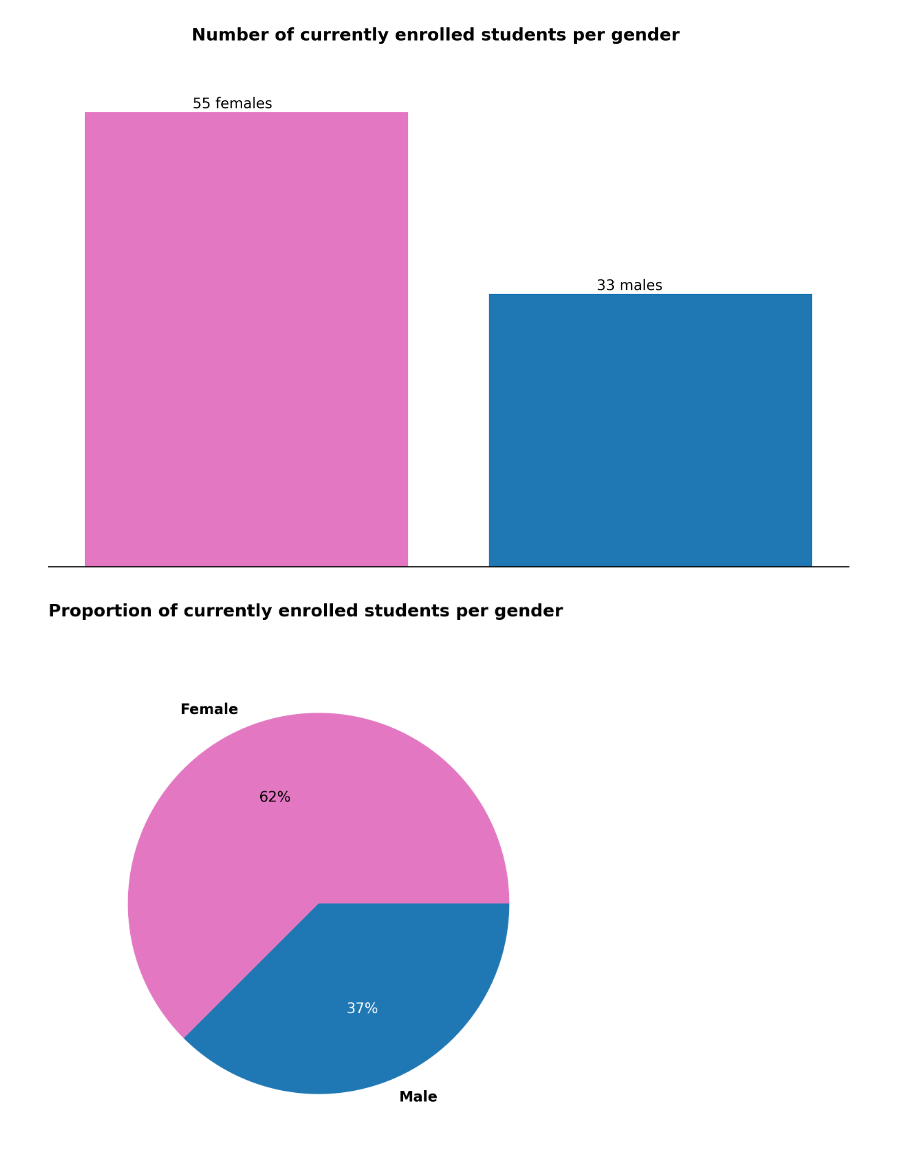
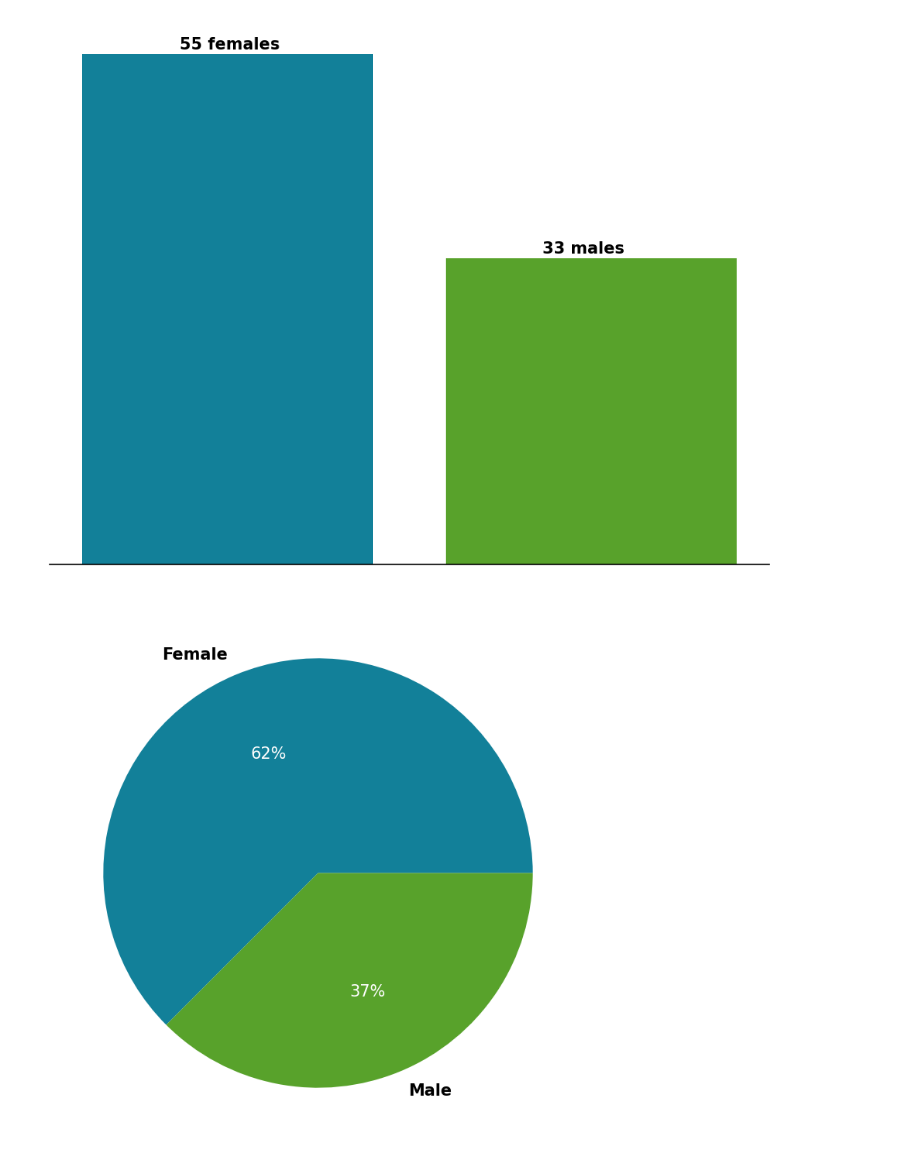
Before and after one commit to sturm1619/spring-2025, a Jupyter notebook: cs3820/final_project/data_exploration.ipynb, the cells around one changed output. Saved outputs shown, nothing was run; the diff lists cells and outputs as text; code cells hidden in the pictures.

```diff
--- a/cs3820/final_project/data_exploration.ipynb
+++ b/cs3820/final_project/data_exploration.ipynb
@@ -49,14 +59,13 @@ _, labels, texts = plt.pie(
     labels=latinos_aggregates.index,
     #explode=(.05,0), # NOTE: Carlos: Not my favorite
     autopct="%1d%%",
-    colors=["tab:olive", "tab:gray"]
+    colors=latino_colors #["tab:olive", "tab:gray"]
 );
 
 latino_pie = plt.gcf()
-latino_pie.suptitle("Proportion of Latino/Hispanic Student", fontweight="bold")
-
+# latino_pie.suptitle("Proportion of Latino/Hispanic Student", fontweight="bold")
 
 # NOTE: super tinkering
-texts[1].set_color("white")
+for text in texts: text.set_color("white")
 for label in labels: label.set_weight("bold")
 # %% [output]
@@ -66,19 +75,20 @@ cities_aggregates = this_gender["Mailing Location"].value_counts()
 
 bars = plt.barh(
     cities_aggregates.index,#["\n".join(wrap(label, 10)) for label in cities_aggregates.index],
-    cities_aggregates
+    cities_aggregates,
+    color=color_randomizer(1)
 )
 
 for bar, number in zip(bars, cities_aggregates):
     plt.annotate(
         f"{number} {"people" if number > 1 else "person"}",
-        (bar.get_width() + .05, bar.get_y() + bar.get_height()/3),
+        (bar.get_width() + .05, bar.get_y() + bar.get_height()/8),
     )
 
 city_graph = plt.gcf()
 #city_graph.set_size_inches(6,10)
 plt.subplots_adjust(left=0.3)
-city_graph.suptitle("Number of currently enrolled students per city", fontweight="bold")
+#city_graph.suptitle("Number of currently enrolled students per city", fontweight="bold")
 axes = plt.gca()
 axes.spines[["top","right","bottom"]].set_visible(False)
 axes.set_xticks([]);
@@ -91,22 +101,20 @@ from textwrap import wrap
 bars = plt.barh(
     ["\n".join(wrap(label, 15)) for label in race_aggregates.index],
     race_aggregates,
-    color=["tab:gray", "black", "tab:olive", "tab:orange", "tab:green", "tab:red"]
+    color=color_randomizer(4)#["tab:gray", "black", "tab:olive", "tab:orange", "tab:green", "tab:red"]
 )
 
 for bar, number in zip(bars, race_aggregates):
     plt.annotate(
         f"{number} {"people" if number > 1 else "person"}",
-        (bar.get_width() + .05, bar.get_y() + bar.get_height()/3),
+        (bar.get_width() + .1, bar.get_y() + bar.get_height()/2.5),
         #fontsize = 20
     )
 
 race_graph = plt.gcf()
+race_graph.subplots_adjust(left=.25, right=.75)
 #race_graph.set_size_inches(10, 6)
-race_graph.suptitle(
-    "Number of currently enrolled students per ethnic group",
-    fontweight="bold", #fontsize= 20
-)
+# race_graph.suptitle("Number of currently enrolled students per ethnic group", fontweight="bold", #fontsize= 20 )
 axes = plt.gca()
 axes.spines[["top","right","bottom"]].set_visible(False)
 axes.set_xticks([]);
@@ -116,41 +124,41 @@ axes.set_xticks([]);
+# %%
+gender_aggregates = this_gender.Gender.value_counts()
+gender_colors = color_randomizer(2)
 # %%
-gender_aggregates = this_gender.Gender.value_counts()
 bars = plt.bar(
     gender_aggregates.index,
     gender_aggregates,
-    color=["tab:pink","tab:blue"]
+    color=gender_colors#["tab:pink","tab:blue"]
 );
 
 for bar, number, gender in zip(bars, gender_aggregates, gender_aggregates.index):
     plt.annotate(
         f"{number} {gender.lower()}s",
         xy=(bar.get_x() + bar.get_width()/3, bar.get_height() + .5),
+        weight="bold"
     )
 
 gender_graph = plt.gcf()
-gender_graph.suptitle(
-    "Number of currently enrolled students per gender",
-    fontweight="bold"
-)
+# gender_graph.suptitle("Number of currently enrolled students per gender", fontweight="bold")
 
 axes = plt.gca()
 axes.spines[["left","right","top"]].set_visible(False)
 axes.set_yticks([]); axes.set_xticks([]);
 # %% [output]
-[figure, old version]
+[figure, new version]
 # %%
 _, labels, text = plt.pie(
     gender_aggregates,
     labels=gender_aggregates.index,
     autopct="%1d%%",
-    colors=["tab:pink", "tab:blue"]
+    colors=gender_colors#["tab:pink", "tab:blue"]
 );
 gender_pie = plt.gcf()
-gender_pie.suptitle("Proportion of currently enrolled students per gender", fontweight="bold")
+# gender_pie.suptitle("Proportion of currently enrolled students per gender", fontweight="bold")
 
 # NOTE: super tinkering
-text[1].set_color("white")
+for obj in text: obj.set_color("white")
 for label in labels: label.set_weight("bold")
 # %% [output]
-[figure, old version]
+[figure, new version]
 # %%
```
Also changed, not shown: parts of 8 cells of this notebook, 39 other files.
